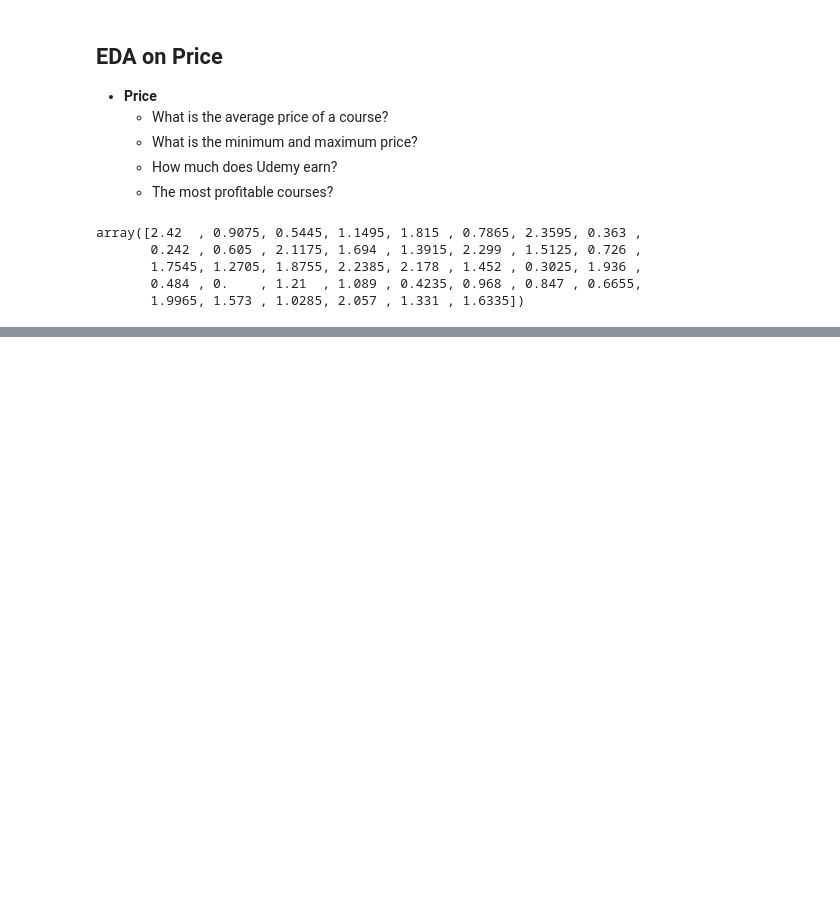
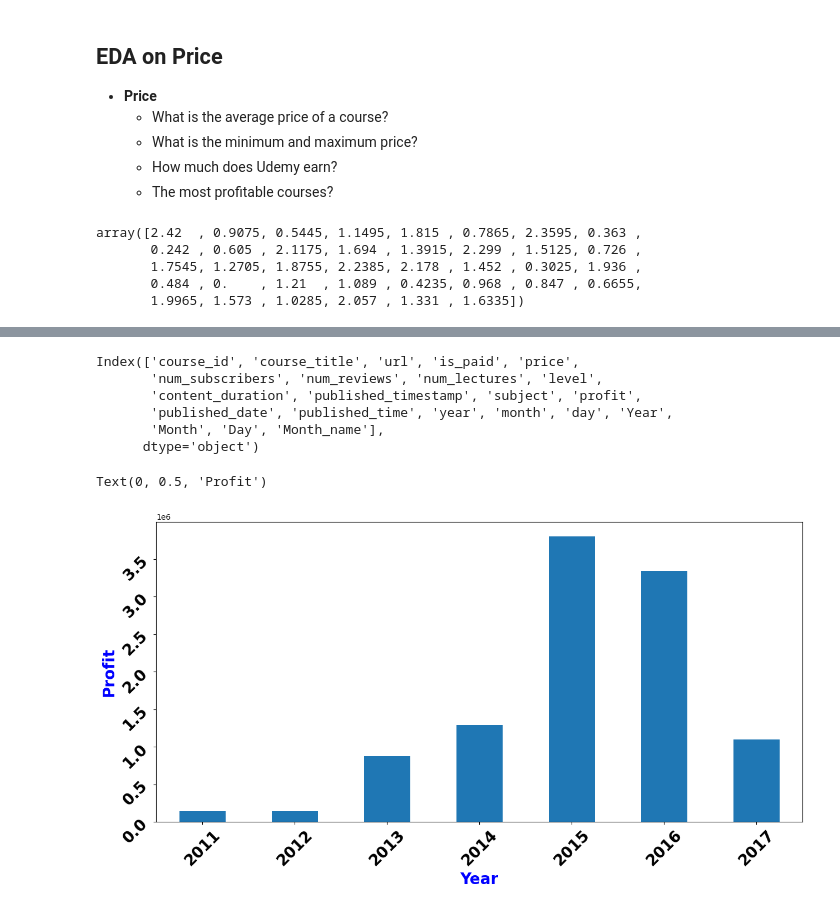
Before and after one commit to lawalsegun2025/udemy_course_recommendation_system, a Jupyter notebook: EDA_on_udemy_courses_dataset.ipynb, the cells around one changed output, grey strips where cells are left out. Saved outputs shown, nothing was run; the diff lists cells and outputs as text; code cells hidden in the pictures; blank space fills up the shorter version.

Commit message:
time

```diff
--- a/EDA_on_udemy_courses_dataset.ipynb
+++ b/EDA_on_udemy_courses_dataset.ipynb
@@ -384,0 +422,4 @@ plt.show()
+# %%
+# drop the 2066 index
+# df.drop(index=2066, inplace=True)
+df = df.drop(df.index[2066])
@@ -384,0 +440,6 @@ plt.show()
+# %%
+# we need to extract year,month,date from the published timestamp
+
+# so for that i will extract the year-month-date from the timestamp
+
+df['published_date'] = df['published_timestamp'].apply(lambda x:x.split('T')[0])
@@ -384,0 +452,4 @@ plt.show()
+# %%
+# converting the published date to pandas datetime object
+
+df['published_date'] = pd.to_datetime(df['published_date'],format="%Y-%m-%d")
@@ -384,0 +476,12 @@ plt.show()
+# %%
+# Extracting year, month, day, month_name
+df['Year'] = df['published_date'].dt.year
+
+df['Month'] = df['published_date'].dt.month
+
+df['Day'] = df['published_date'].dt.day
+
+df['Month_name'] = df['published_date'].dt.month_name()
+
+
+df.head()
@@ -384,0 +496,23 @@ plt.show()
+# %%
+df.columns
+# %% [output]
+Index(['course_id', 'course_title', 'url', 'is_paid', 'price',
+       'num_subscribers', 'num_reviews', 'num_lectures', 'level',
+       'content_duration', 'published_timestamp', 'subject', 'profit',
+       'published_date', 'published_time', 'year', 'month', 'day', 'Year',
+       'Month', 'Day', 'Month_name'],
+      dtype='object')
+# %%
+# profit year wise
+
+plt.figure(figsize=(15,7))
+df.groupby(['Year'])['profit'].sum().plot(kind = 'bar')
+plt.xticks(fontsize = 20,fontweight = 'bold',rotation = 45)
+plt.yticks(fontsize = 20,fontweight = 'bold',rotation = 45)
+plt.xlabel('Year',fontsize = 20,fontweight = 'bold',
+           color = 'blue')
+plt.ylabel('Profit',fontsize = 20,fontweight = 'bold',
+           color = 'blue')
+# %% [output]
+Text(0, 0.5, 'Profit')
+[figure, added]
```
Also changed, not shown: parts of 44 cells of this notebook.
